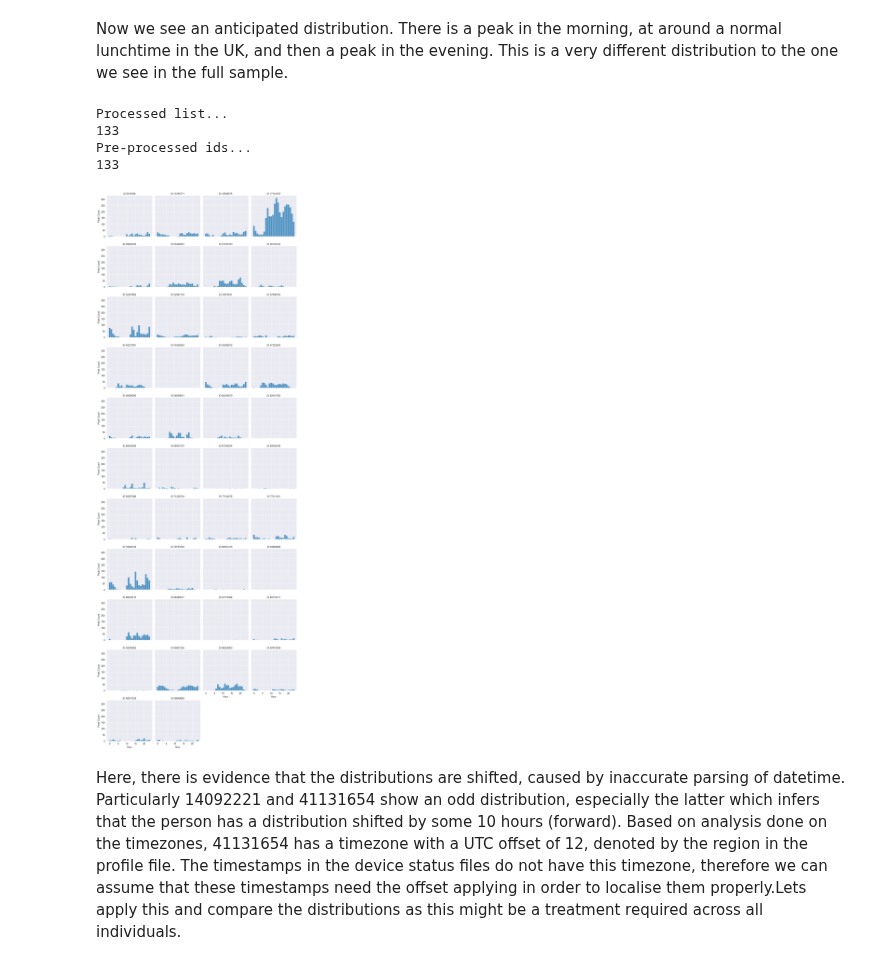
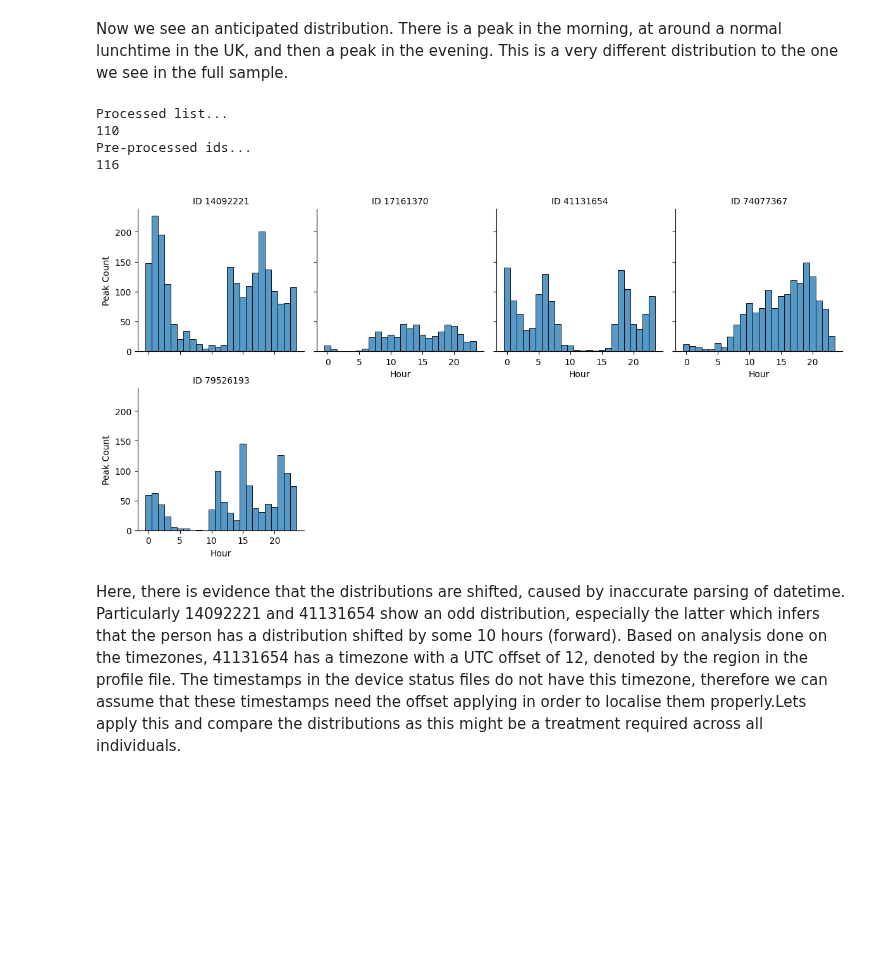
Before and after one commit to rdbrist/masters_project, a Jupyter notebook: notebooks/1.03-rd-implementing-cob-analysis.ipynb, the cells around one changed output. Drawn from its saved outputs; the diff is of its cells as text; code cells hidden in the pictures; blank space fills up the shorter version.

Commit message:
ReadProcessedDataFrame class impacts now applied to Cob class and all refactoring done.

```diff
--- a/notebooks/1.03-rd-implementing-cob-analysis.ipynb
+++ b/notebooks/1.03-rd-implementing-cob-analysis.ipynb
@@ -18,9 +19,7 @@ args = {'height': 15, 'distance': 5, 'suppress': True}
 # %%
 # Previous preprocessing - 15 min sampled data based on earlier limited dataset
-cob_old = Cob()
-cob_old.read_interim_data(file_name='15min_iob_cob_bg_old_sample',
-                      file_type='csv',
-                      sampling_rate=15)
+df = ReadPreprocessedDataFrame(sampling=FifteenMinute(), file_path=INTERIM_DATA_DIR / '15min_iob_cob_bg_old_sample.csv').df
+cob_old = Cob(df)
 # %% [output]
 Number of records: 599360
 Number of people: 116
@@ -126,5 +79,5 @@ plot_cob_by_hour(cob_new_df)
 # %% [markdown]
 This has now shown that despite the changes to localisation of datetime in the dataset, the peaks are still similar. We will focus on finding a set of well-behaved samples with rich COB data, and might help determine how far they are from the population profile.
 # %%
-df_stats = cob_new.summarise_missing_for_dataset()
+df_stats = cob_old.summarise_missing_for_dataset()
 # %% [output]
@@ -205,20 +142,20 @@ plot_individual_cob(cob_new, [exclude])
 # %% [markdown]
 Now we see an anticipated distribution. There is a peak in the morning, at around a normal lunchtime in the UK, and then a peak in the evening. This is a very different distribution to the one we see in the full sample.
 # %%
-id_list = list(cob_new_df.index.get_level_values('id').unique())
+id_list = list(cob_old_df.index.get_level_values('id').unique())
 print('Processed list...')
 print(len(id_list))
 print('Pre-processed ids...')
-print(len(cob_new.dataset.index.get_level_values('id').unique()))
+print(len(cob_old.dataset.index.get_level_values('id').unique()))
 # %% [output]
 Processed list...
-133
+110
 Pre-processed ids...
-133
+116
 # %%
-plot_by_hour_individuals(cob_new_df['peak'].loc[subset])
+plot_by_hour_individuals(cob_old_df['peak'].loc[subset])
 # %% [output]
-[figure, old version]
+[figure, new version]
 # %% [markdown]
 Here, there is evidence that the distributions are shifted, caused by inaccurate parsing of datetime. Particularly 14092221 and 41131654 show an odd distribution, especially the latter which infers that the person has a distribution shifted by some 10 hours (forward). Based on analysis done on the timezones, 41131654 has a timezone with a UTC offset of 12, denoted by the region in the profile file. The timestamps in the device status files do not have this timezone, therefore we can assume that these timestamps need the offset applying in order to localise them properly.Lets apply this and compare the distributions as this might be a treatment required across all individuals.
 # %%
```
Also changed, not shown: parts of 18 cells of this notebook, 7 other files.
